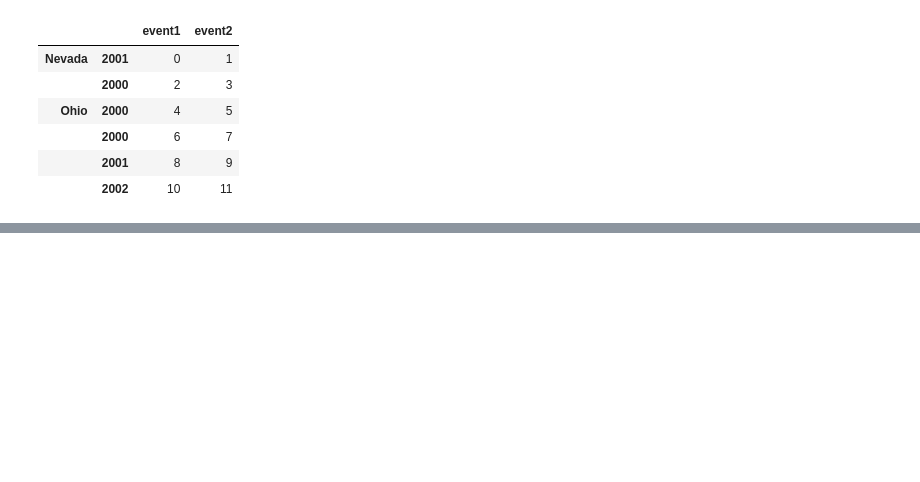
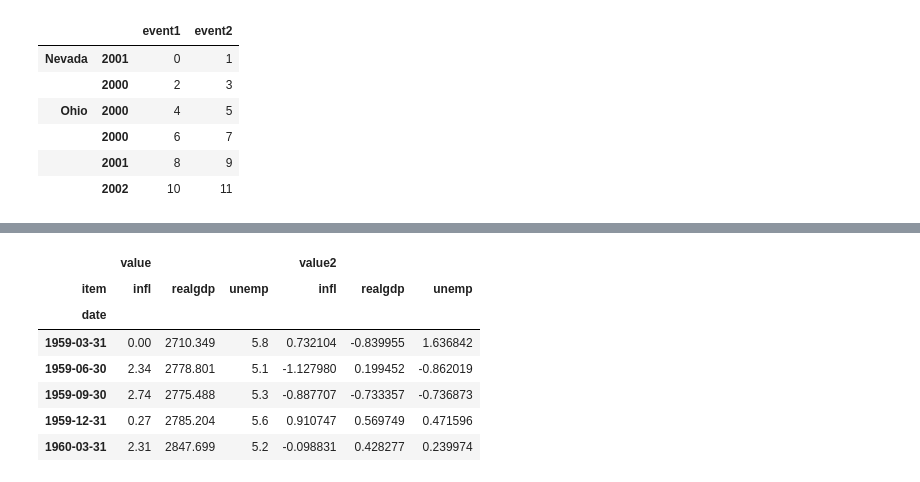
Before and after one commit to Jock2018/Datawhale-, a Jupyter notebook: task3-day7-9/Python for Data Analysis_2nd-ch08.ipynb, the cells around one changed output, grey strips where cells are left out. Cells and saved outputs as stored; diff of their text form; code cells hidden in the pictures; blank space fills up the shorter version.

```diff
--- a/task3-day7-9/Python for Data Analysis_2nd-ch08.ipynb
+++ b/task3-day7-9/Python for Data Analysis_2nd-ch08.ipynb
@@ -514,0 +1082,13 @@ righth
+# %%
+pivoted = ldata.pivot('date', 'item')
+# %%
+pivoted[:5]
+# %% [output]
+|  | value |  |  | value2 |  |  |
+| item | infl | realgdp | unemp | infl | realgdp | unemp |
+| date |  |  |  |  |  |  |
+| 1959-03-31 | 0.00 | 2710.349 | 5.8 | 0.732104 | -0.839955 | 1.636842 |
+| 1959-06-30 | 2.34 | 2778.801 | 5.1 | -1.127980 | 0.199452 | -0.862019 |
+| 1959-09-30 | 2.74 | 2775.488 | 5.3 | -0.887707 | -0.733357 | -0.736873 |
+| 1959-12-31 | 0.27 | 2785.204 | 5.6 | 0.910747 | 0.569749 | 0.471596 |
+| 1960-03-31 | 2.31 | 2847.699 | 5.2 | -0.098831 | 0.428277 | 0.239974 |
```
Also changed, not shown: parts of 107 cells of this notebook.
